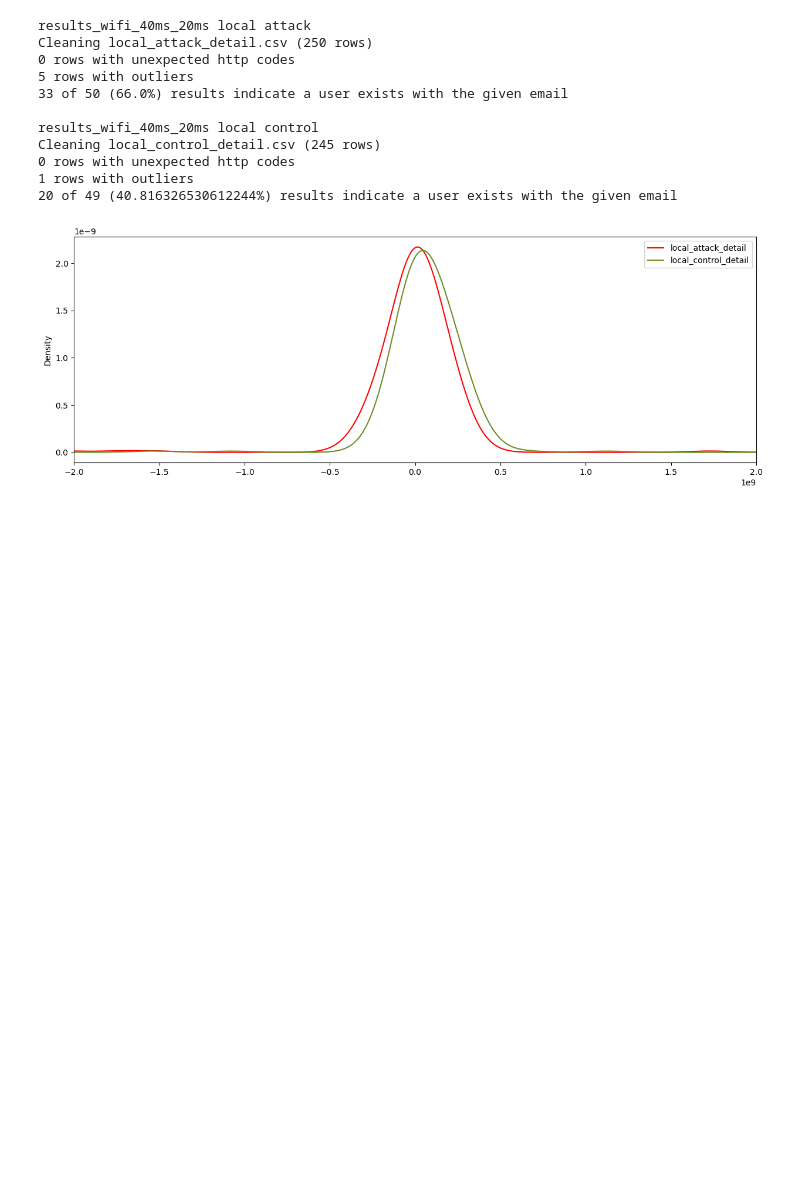
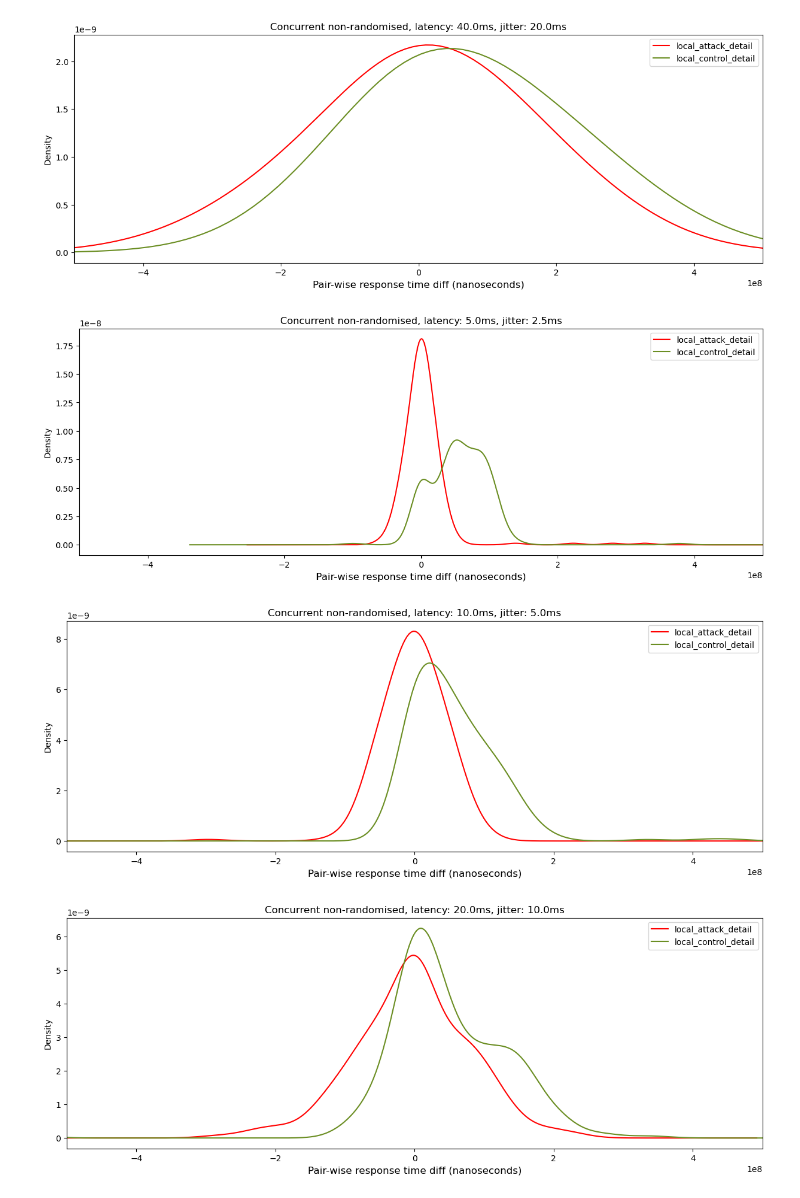
Before and after one commit to jefc1111/laravel-user-enumeration-demo, a Jupyter notebook: result_analysis.ipynb, the cells around one changed output. Drawn from its saved outputs; the diff is of its cells as text; code cells hidden in the pictures; blank space fills up the shorter version.

```diff
--- a/result_analysis.ipynb
+++ b/result_analysis.ipynb
@@ -76,17 +110,11 @@ def analyse_result_folder(folder, locations, types, salvo_qty=1000):
 # This suggests that any single indicator in the attack data of the target user existing is probably good enough
 # Itis very likely that the first salvo will be enough, and if not, only 2 or 3 should be required nuder most circumstances.
 # %%
-analyse_result_folder("results_wifi_40ms_20ms", ["local"], ["attack", "control"])
+for path in fast_scandir('completed_results'):
+    if path.count('/') == 3:
+         analyse_result_folder(path, ["local"], ["attack", "control"], 50)
 # %% [output]
-results_wifi_40ms_20ms local attack
-Cleaning local_attack_detail.csv (250 rows)
-0 rows with unexpected http codes
-5 rows with outliers
-33 of 50 (66.0%) results indicate a user exists with the given email
-
-results_wifi_40ms_20ms local control
-Cleaning local_control_detail.csv (245 rows)
-0 rows with unexpected http codes
-1 rows with outliers
-20 of 49 (40.816326530612244%) results indicate a user exists with the given email
-[figure, old version]
+[figure, new version]
+[figure, added]
+[figure, added]
+[figure, added]
```
Also changed, not shown: parts of 14 cells of this notebook.
